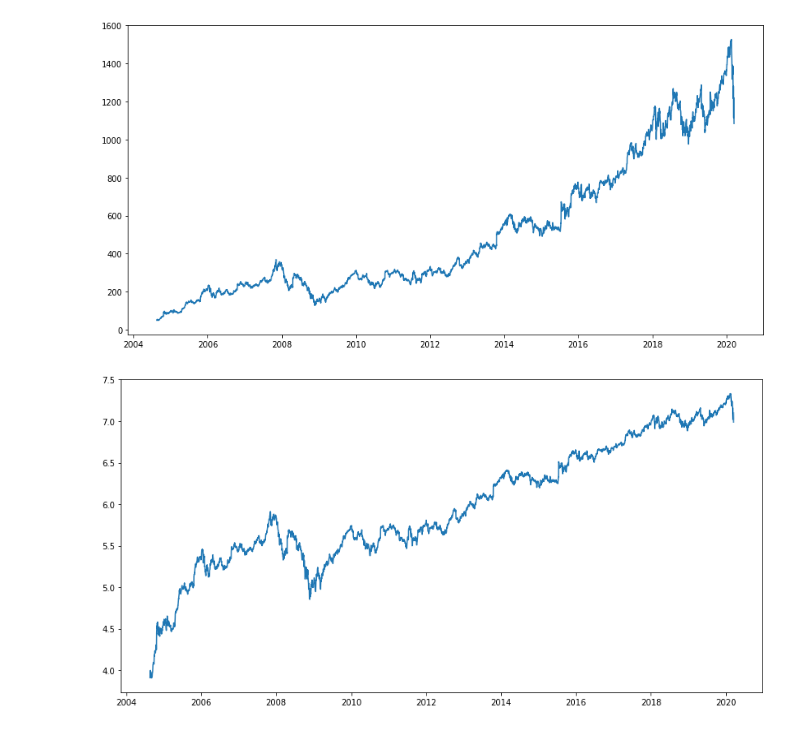
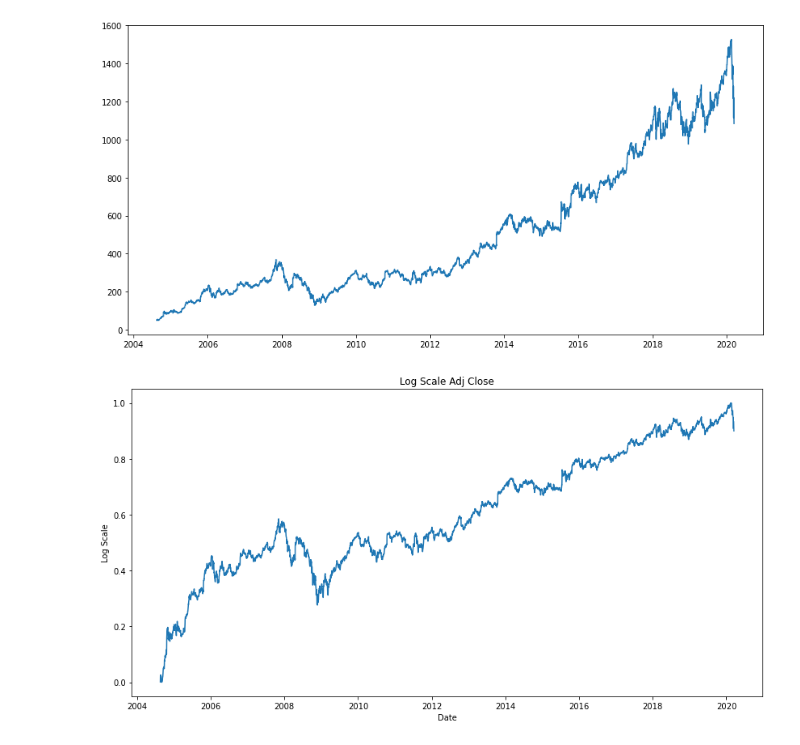
Before and after one commit to AHalarewicz/TimeSeriesAnalysis, a Jupyter notebook: notebooks/data_wrangling.ipynb, the cells around one changed output. Cells and saved outputs as stored; diff of their text form; code cells hidden in the pictures.

```diff
--- a/notebooks/data_wrangling.ipynb
+++ b/notebooks/data_wrangling.ipynb
@@ -52,12 +52,23 @@ _ = plt.plot(adj_close_df)
 plt.show()
 # %% [output]
 [figure]
-# %%
-# log scale adjusted close
-#see minute 12 in video
-log_scaled_adj_close = np.log(adj_close_df)
-_ = plt.figure(figsize=(14,7))
-_ = plt.plot(log_scaled_adj_close)
-plt.show()
-# %% [output]
-[figure, removed]
+# %%
+#see minute 12 in video
+
+# create column with Log of Adj Close
+log_scaled_adj_close = adj_close_df.copy()
+log_scaled_adj_close['Adj Close'] = np.log(adj_close_df['Adj Close'])
+
+# create column of scaled log values
+scaler = MinMaxScaler(feature_range = (0,1))
+log_scaled_adj_close['Adj Close'] = scaler.fit_transform(log_scaled_adj_close[['Adj Close']])
+
+# plot log scaled adjusted close
+_ = plt.figure(figsize=(14,7))
+_ = plt.plot(log_scaled_adj_close)
+_ = plt.title('Log Scale Adj Close')
+_ = plt.xlabel('Date')
+_ = plt.ylabel('Log Scale')
+plt.show()
+# %% [output]
+[figure, added]
```
Also changed, not shown: parts of 4 cells of this notebook.
